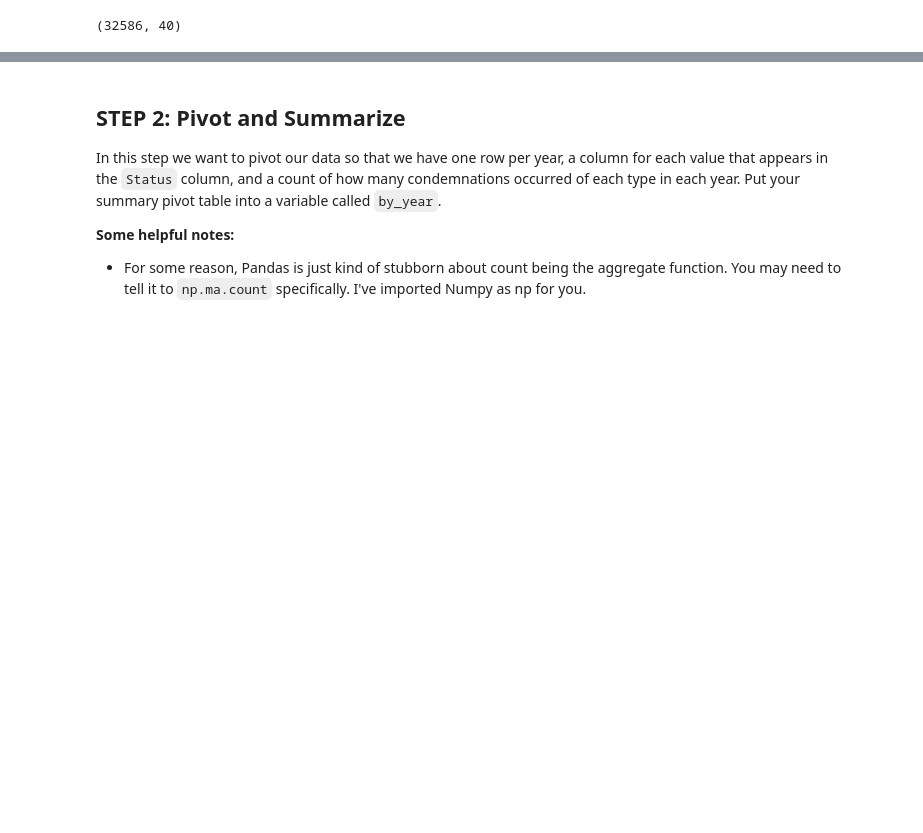
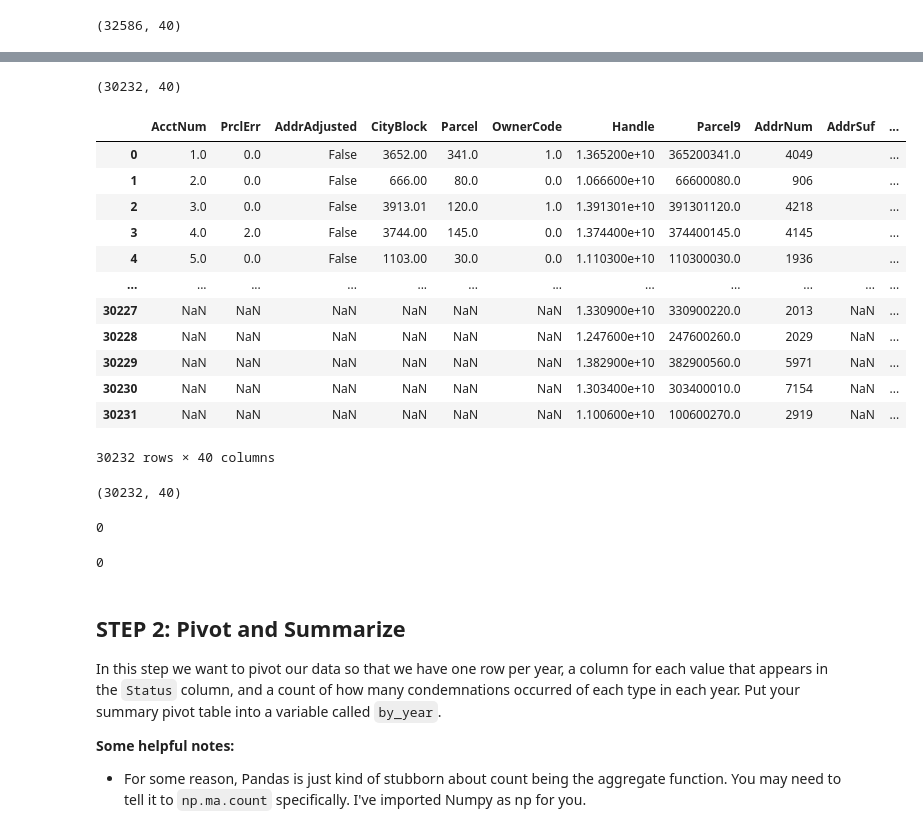
Before and after one commit to Anushaslu/hds5210-2023, a Jupyter notebook: week12/week12_assignment_2.ipynb, the cells around one changed output, grey strips where cells are left out. Drawn from its saved outputs; the diff is of its cells as text; code cells hidden in the pictures; blank space fills up the shorter version.

```diff
--- a/week12/week12_assignment_2.ipynb
+++ b/week12/week12_assignment_2.ipynb
@@ -28,7 +57,39 @@ condemnations = condemnations[(condemnations['InspectDate'].dt.year >= 1986) & (
+# %%
+condemnations.shape
+# %% [output]
+(30232, 40)
+# %%
+condemnations
+# %% [output]
+|  | AcctNum | PrclErr | AddrAdjusted | CityBlock | Parcel | OwnerCode | Handle | Parcel9 | AddrNum | AddrSuf | ... |
+| 0 | 1.0 | 0.0 | False | 3652.00 | 341.0 | 1.0 | 1.365200e+10 | 365200341.0 | 4049 |  | ... |
+| 1 | 2.0 | 0.0 | False | 666.00 | 80.0 | 0.0 | 1.066600e+10 | 66600080.0 | 906 |  | ... |
+| 2 | 3.0 | 0.0 | False | 3913.01 | 120.0 | 1.0 | 1.391301e+10 | 391301120.0 | 4218 |  | ... |
+| 3 | 4.0 | 2.0 | False | 3744.00 | 145.0 | 0.0 | 1.374400e+10 | 374400145.0 | 4145 |  | ... |
+| 4 | 5.0 | 0.0 | False | 1103.00 | 30.0 | 0.0 | 1.110300e+10 | 110300030.0 | 1936 |  | ... |
+| ... | ... | ... | ... | ... | ... | ... | ... | ... | ... | ... | ... |
+| 30227 | NaN | NaN | NaN | NaN | NaN | NaN | 1.330900e+10 | 330900220.0 | 2013 | NaN | ... |
+| 30228 | NaN | NaN | NaN | NaN | NaN | NaN | 1.247600e+10 | 247600260.0 | 2029 | NaN | ... |
+| 30229 | NaN | NaN | NaN | NaN | NaN | NaN | 1.382900e+10 | 382900560.0 | 5971 | NaN | ... |
+| 30230 | NaN | NaN | NaN | NaN | NaN | NaN | 1.303400e+10 | 303400010.0 | 7154 | NaN | ... |
+| 30231 | NaN | NaN | NaN | NaN | NaN | NaN | 1.100600e+10 | 100600270.0 | 2919 | NaN | ... |
+30232 rows × 40 columns
 # %%
 assert(condemnations.shape == (30232, 40))
 assert(len(condemnations[condemnations['InspectDate'] < '1986'])==0)
 assert(len(condemnations[condemnations['InspectDate'] >= '2015'])==0)
+# %%
+condemnations.shape
+# %% [output]
+(30232, 40)
+# %%
+len(condemnations[condemnations['InspectDate'] < '1986'])
+# %% [output]
+0
+# %%
+len(condemnations[condemnations['InspectDate'] >= '2015'])
+# %% [output]
+0
 # %% [markdown]
 ## STEP 2: Pivot and Summarize
 
```
Also changed, not shown: parts of 21 cells of this notebook.
